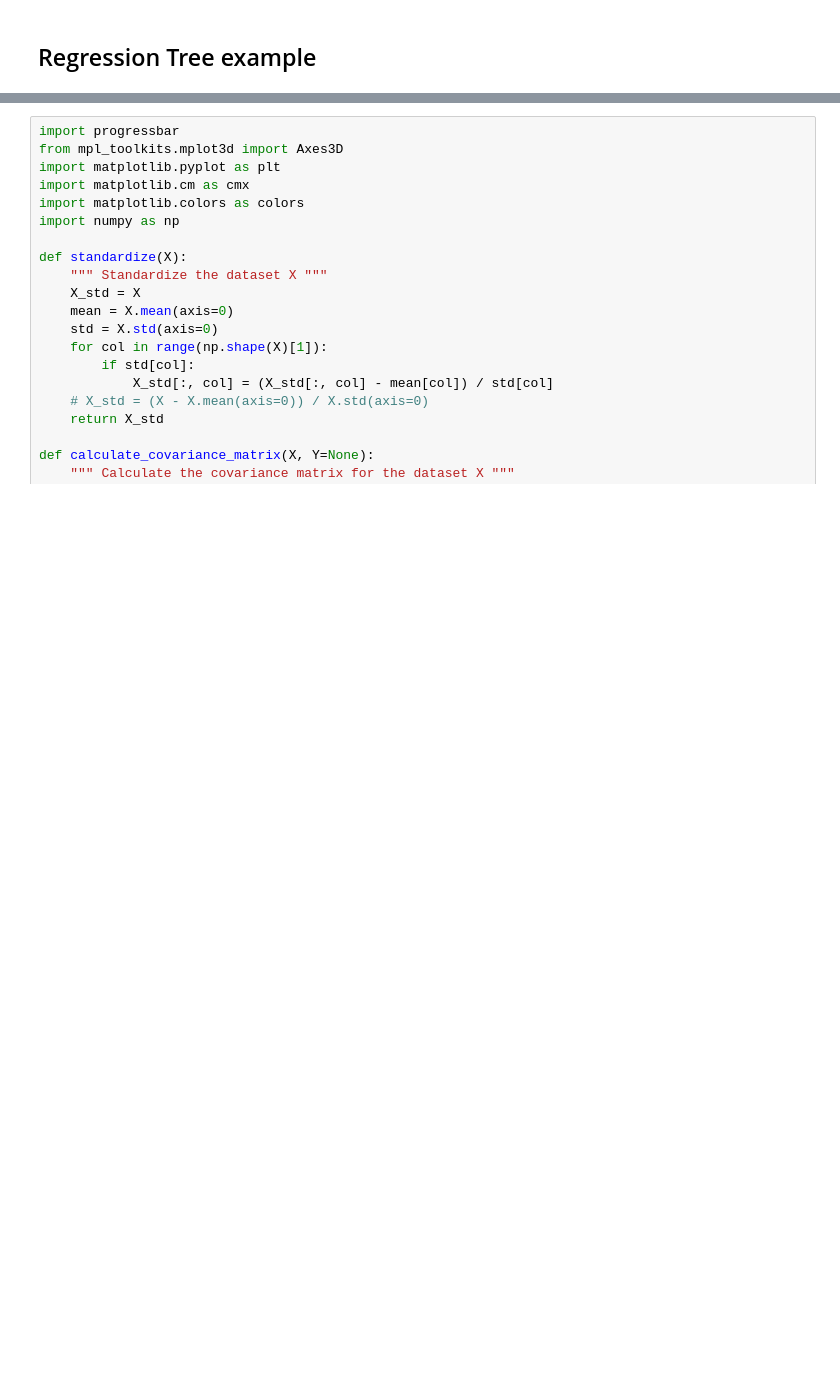
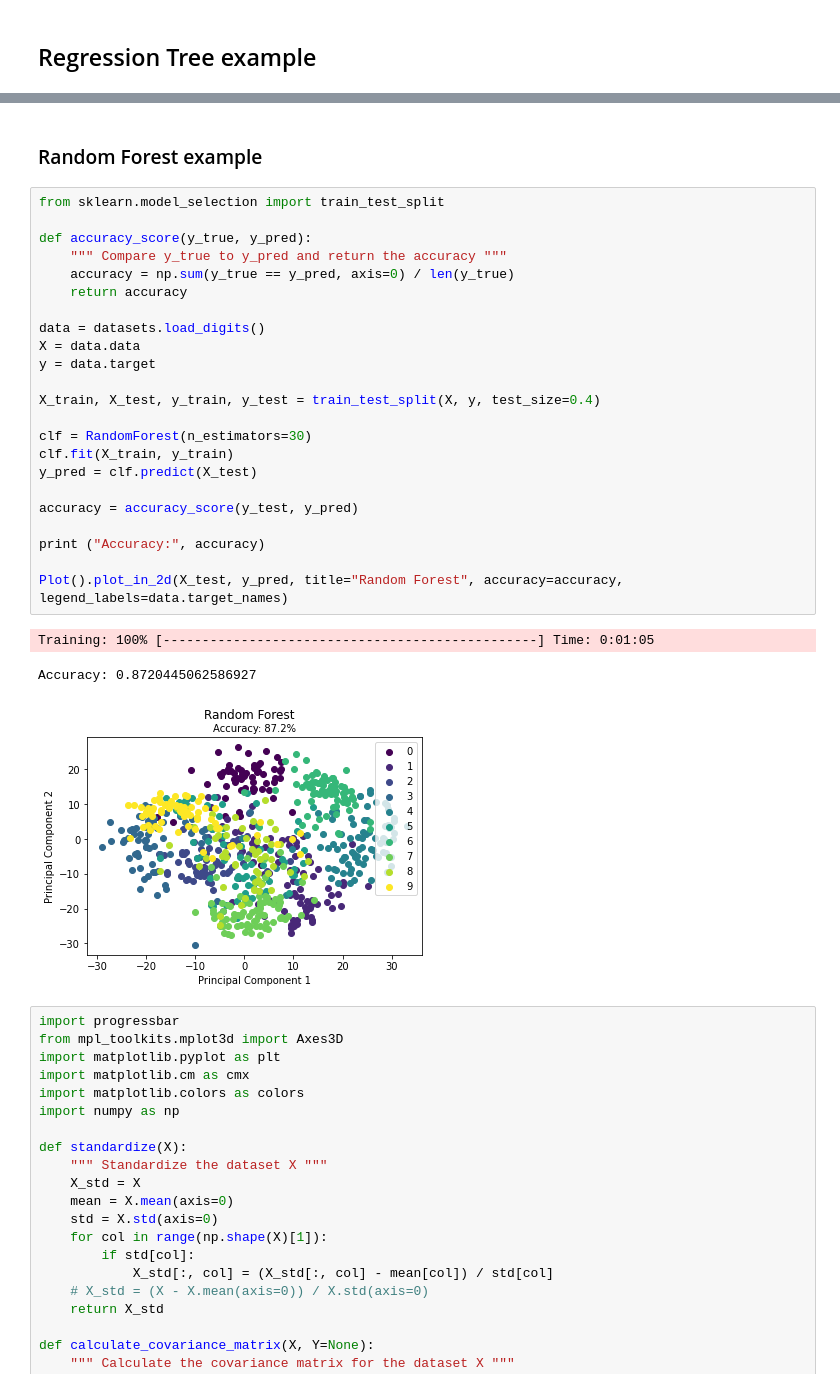
Before and after one commit to deepak-karkala/ml-algorithms, a Jupyter notebook: ml_from_scratch/notebooks/decision_tree.ipynb, the cells around one changed output, grey strips where cells are left out. Drawn from its saved outputs; the diff is of its cells as text; blank space fills up the shorter version.

Commit message:
Random forest - code and notebook

```diff
--- a/ml_from_scratch/notebooks/decision_tree.ipynb
+++ b/ml_from_scratch/notebooks/decision_tree.ipynb
@@ -362,6 +461,35 @@ plt.show()
 -- Regression Tree --
 Mean Squared Error: 124.71231900826447
 [figure]
+# %% [markdown]
+### Random Forest example
+# %%
+from sklearn.model_selection import train_test_split
+
+def accuracy_score(y_true, y_pred):
+    """ Compare y_true to y_pred and return the accuracy """
+    accuracy = np.sum(y_true == y_pred, axis=0) / len(y_true)
+    return accuracy
+
+data = datasets.load_digits()
+X = data.data
+y = data.target
+
+X_train, X_test, y_train, y_test = train_test_split(X, y, test_size=0.4)
+
+clf = RandomForest(n_estimators=30)
+clf.fit(X_train, y_train)
+y_pred = clf.predict(X_test)
+
+accuracy = accuracy_score(y_test, y_pred)
+
+print ("Accuracy:", accuracy)
+
+Plot().plot_in_2d(X_test, y_pred, title="Random Forest", accuracy=accuracy, legend_labels=data.target_names)
+# %% [output]
+Training: 100% [------------------------------------------------] Time: 0:01:05
+Accuracy: 0.8720445062586927
+[figure, added]
 # %%
 import progressbar
 from mpl_toolkits.mplot3d import Axes3D
```
Also changed, not shown: parts of 3 cells of this notebook, 1 other file.
